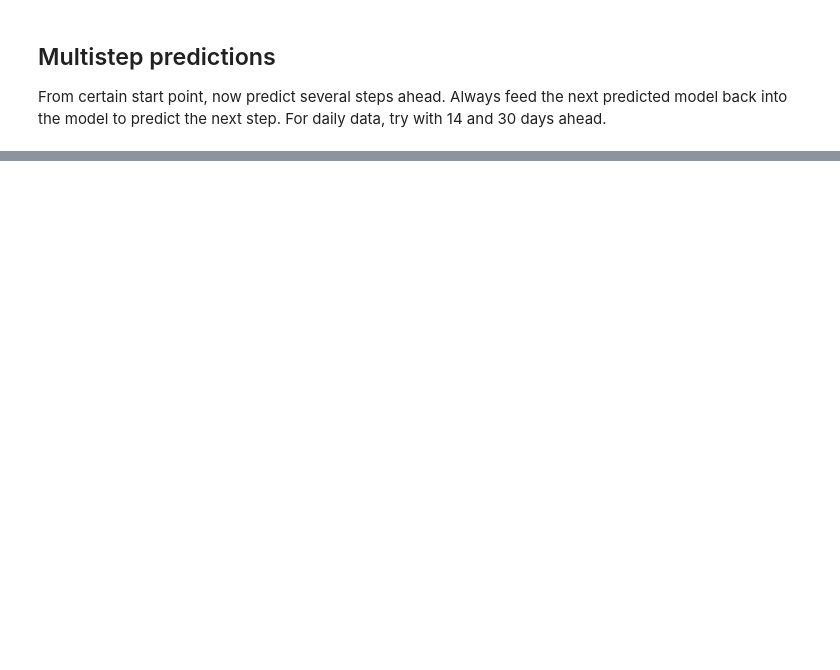
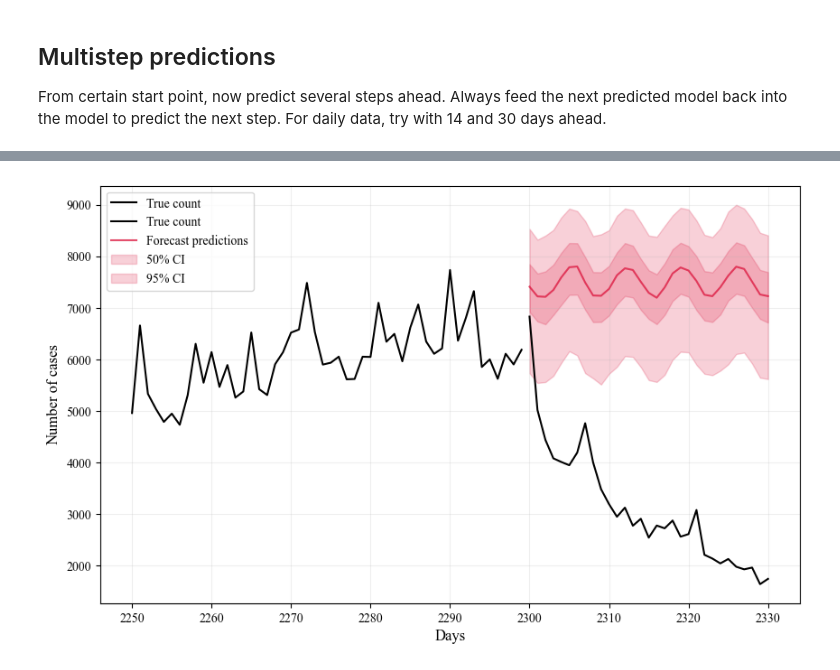
Before and after one commit to silaskoemen/ForecastPNN, a Jupyter notebook: exploration/train_model.ipynb, the cells around one changed output, grey strips where cells are left out. Cells and saved outputs as stored; diff of their text form; code cells hidden in the pictures; blank space fills up the shorter version.

```diff
--- a/exploration/train_model.ipynb
+++ b/exploration/train_model.ipynb
@@ -279,0 +413,5 @@ From certain start point, now predict several steps ahead. Always feed the next
+# %%
+from forecastpnn.utils.plotting import plot_confints_forecast
+plot_confints_forecast(dataset=dl, model=forecast_pnn, idx=2300, steps=31, steps_before=50)
+# %% [output]
+[figure, added]
```
Also changed, not shown: parts of 7 cells of this notebook, 16 other files.
